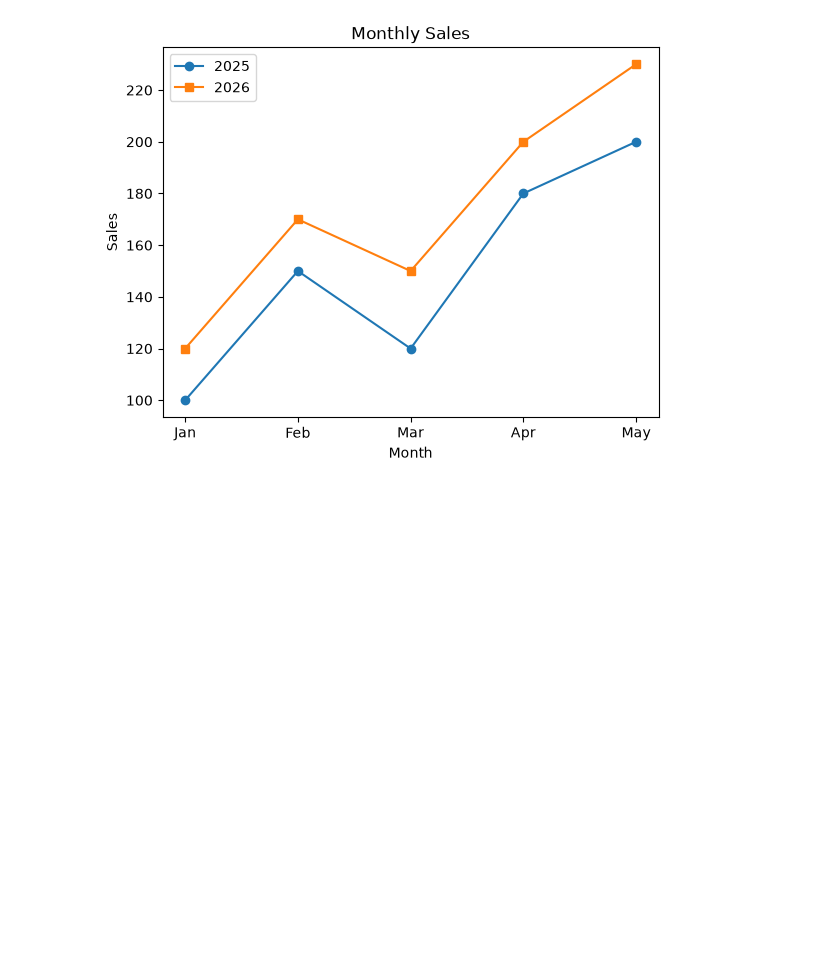
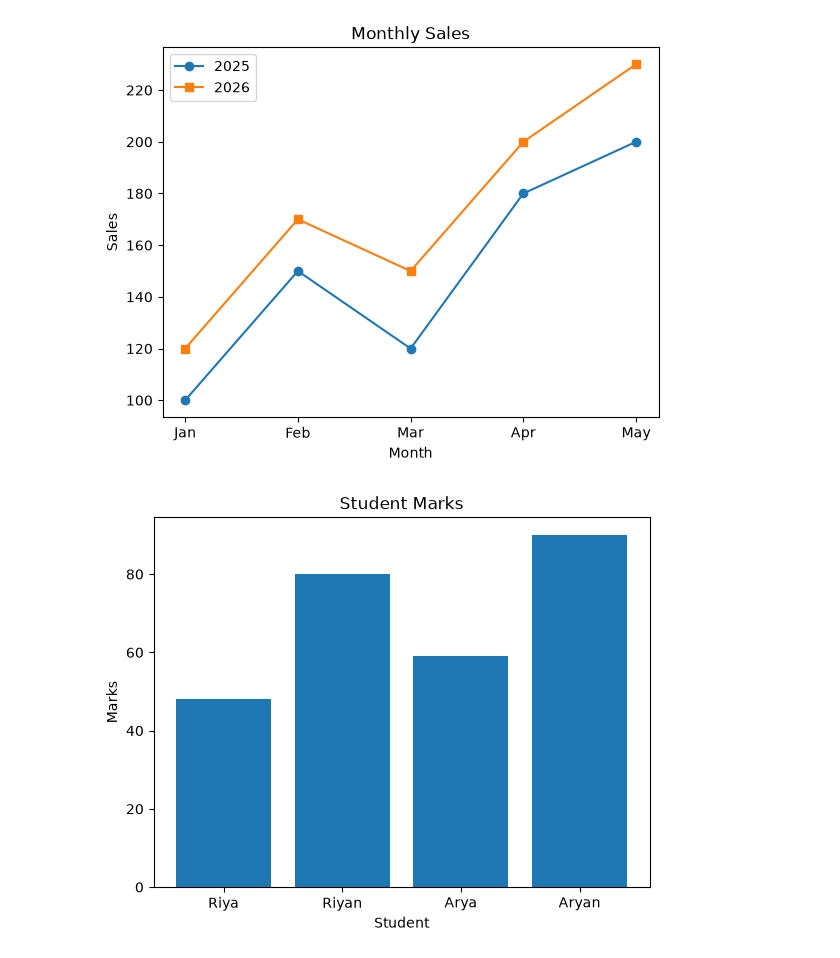
Before and after one commit to priyanship-cse/ADS_26_2026_2503201000866, a Jupyter notebook: Python/matplot.ipynb, the cells around one changed output. Cells and saved outputs as stored; diff of their text form; code cells hidden in the pictures; blank space fills up the shorter version.

```diff
--- a/Python/matplot.ipynb
+++ b/Python/matplot.ipynb
@@ -45,3 +45,14 @@ plt.legend()
 plt.show()
 # %% [output]
 [figure]
+# %%
+student = ["Riya" , "Riyan" , "Arya" , "Aryan" ]
+marks = [48,80,59 ,90 ]
+
+plt.bar(student, marks , width = 0.8)
+plt.title("Student Marks")
+plt.xlabel("Student")
+plt.ylabel("Marks")
+plt.show()
+# %% [output]
+[figure, added]
```
Also changed, not shown: parts of 2 cells of this notebook.
